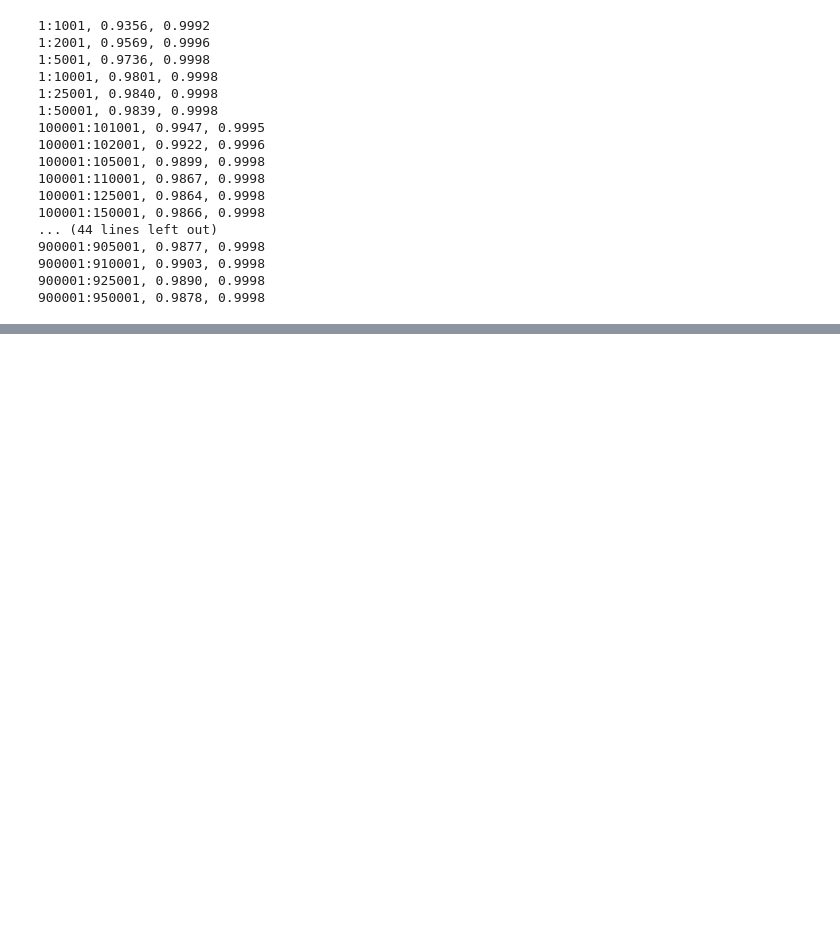
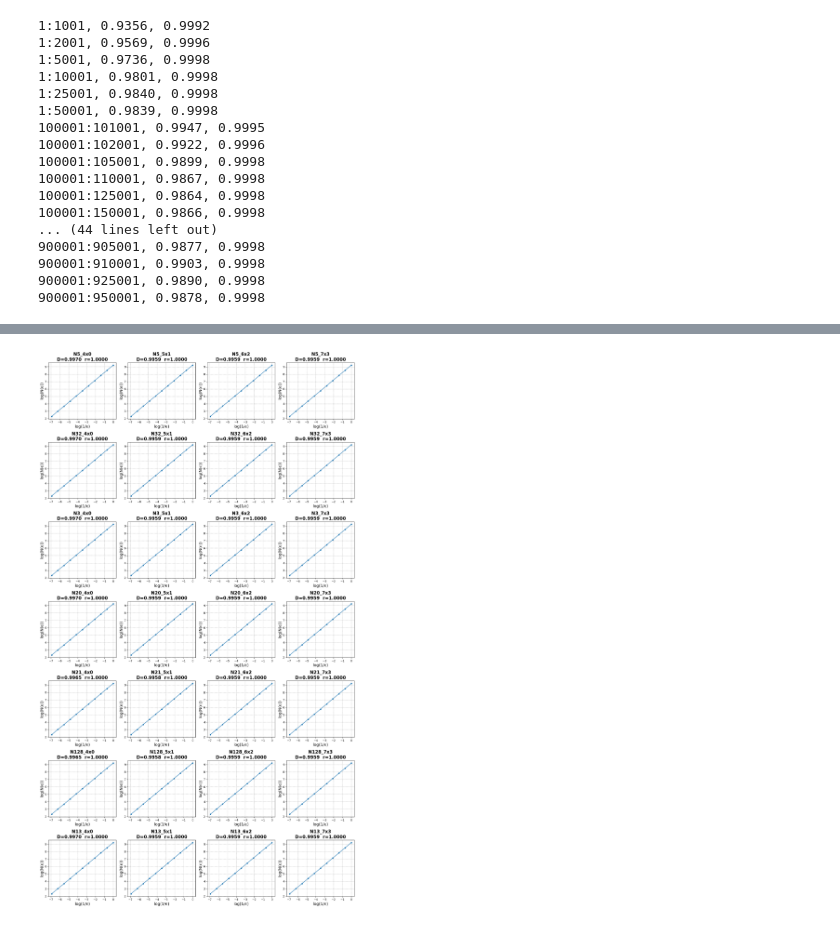
Before and after one commit to claddblog/CollatzRealScaleFractals, a Jupyter notebook: 5and32_SummaryCode.ipynb, the cells around one changed output, grey strips where cells are left out. Cells and saved outputs as stored; diff of their text form; code cells hidden in the pictures; blank space fills up the shorter version.

```diff
--- a/5and32_SummaryCode.ipynb
+++ b/5and32_SummaryCode.ipynb
@@ -446,0 +440,12 @@ NameError: name 'bigYs' is not defined
+# %%
+### Prelimenary test for Hurst Exponent for various Maximum Lagging windows
+
+print("Prelimenary test for Hurst Exponent for various Maximum Lagging windows")
+maxLags=[50,100,250,500]
+hurstLin= []
+
+for i in range(setOfSetsLen):
+    for j in range(len(maxLags)):
+        time_series = np.array(dATA[i])
+        Hms, Hmr, Hmp = compute_hurst_exponent(time_series,maxLags[j])
+        print(f'{NLabels[i]+":"+str(maxLags[j])} & {Hms:.4f} & {Hmr:.4f}')
@@ -535,0 +663,77 @@ for i in range(10):
+# %%
+import numpy as np
+import matplotlib.pyplot as plt
+import scipy
+import math
+from scipy import stats
+from scipy.stats import linregress
+
+
+def zscore_normalize(data):
+    return (data - np.mean(data)) / np.std(data)
+
+def box_counting_dimension(data, box_sizes):
+    """ Compute box-counting fractal dimension (log-log slope). """
+    N = len(data)
+    box_counts = []
+    for box_size in box_sizes:
+        num_boxes = int(np.ceil(N / box_size))
+        non_empty_boxes = sum(
+            1 for i in range(num_boxes) if np.any(data[i * box_size: (i + 1) * box_size])
+        )
+        box_counts.append(non_empty_boxes)
+    log_box_sizes = np.log(1/box_sizes)
+    log_box_counts = np.log(box_counts)
+    slope, intercept, r_value, p_value, std_err = stats.linregress(log_box_sizes, log_box_counts)
+    return slope, r_value, p_value, log_box_sizes, log_box_counts  # fractal dimension (slope) & correlation strength (r)
+
+def plot_mini_loglog(NSetz, NLabelsz, a, b, cols):
+    num_sets = b - a + 1
+    rows = (num_sets + cols - 1) // cols  # Calculate rows to fit all plots
+    fig, axes = plt.subplots(rows, cols, figsize=(cols * 4, rows * 4))
+    axes = axes.flatten()
+    box_sizes = np.array([2**i for i in range(11)])
+    sloppy,areValues=[],[]
+    for idx, i in enumerate(range(a, b + 1)):
+        ax = axes[idx]
+        data = np.array(NSetz[i])
+        label = NLabelsz[i]
+        # Z-score normalization
+        norm_data = zscore_normalize(data)
+        # Box-counting fractal dimension
+        slope, r_value ,pp, lsizes, lcounts= box_counting_dimension(norm_data, box_sizes)
+        # Plot log-log box-count graph
+        N = len(norm_data)
+        box_counts = []
+        for box_size in box_sizes:
+            num_boxes = int(np.ceil(N / box_size))
+            non_empty_boxes = sum(
+                1 for j in range(num_boxes) if np.any(norm_data[j * box_size: (j + 1) * box_size])
+            )
+            box_counts.append(non_empty_boxes)
+        ax.plot(np.log(1/box_sizes), np.log(box_counts), 'o-', markersize=4)
+        fnt=16
+        ax.set_title(f'{label}\nD={slope:.4f}  r={r_value:.4f}', fontsize=fnt,fontweight='bold')
+        ax.set_xlabel('log(1/ϵ)', fontsize=fnt-2)
+        ax.set_ylabel('log(N(ϵ))', fontsize=fnt-2)
+        ax.grid(visible=True, linestyle='--', alpha=0.9)
+    for j in range(num_sets, len(axes)):
+        fig.delaxes(axes[j])
+    plt.tight_layout()
+    plt.show()
+
+
+### Plot first half, for table 1 or 2
+print("D Log-Log Plots, Table 1 of 2")
+a=0
+b=(len(NSet)-1)//2
+cols=4
+plot_mini_loglog(NSet.copy(), NLabels.copy(), a, b, cols)
+
+### Plot second half, for table 2 or 2
+print("D Log-Log Plots, Table 1 of 2")
+a=(len(NSet))//2
+b=len(NSet)-1
+cols=4
+plot_mini_loglog(NSet.copy(), NLabels.copy(), a, b, cols)
+# %% [output]
@@ -535,0 +741 @@ for i in range(10):
+[figure, added]
```
Also changed, not shown: parts of 18 cells of this notebook.
